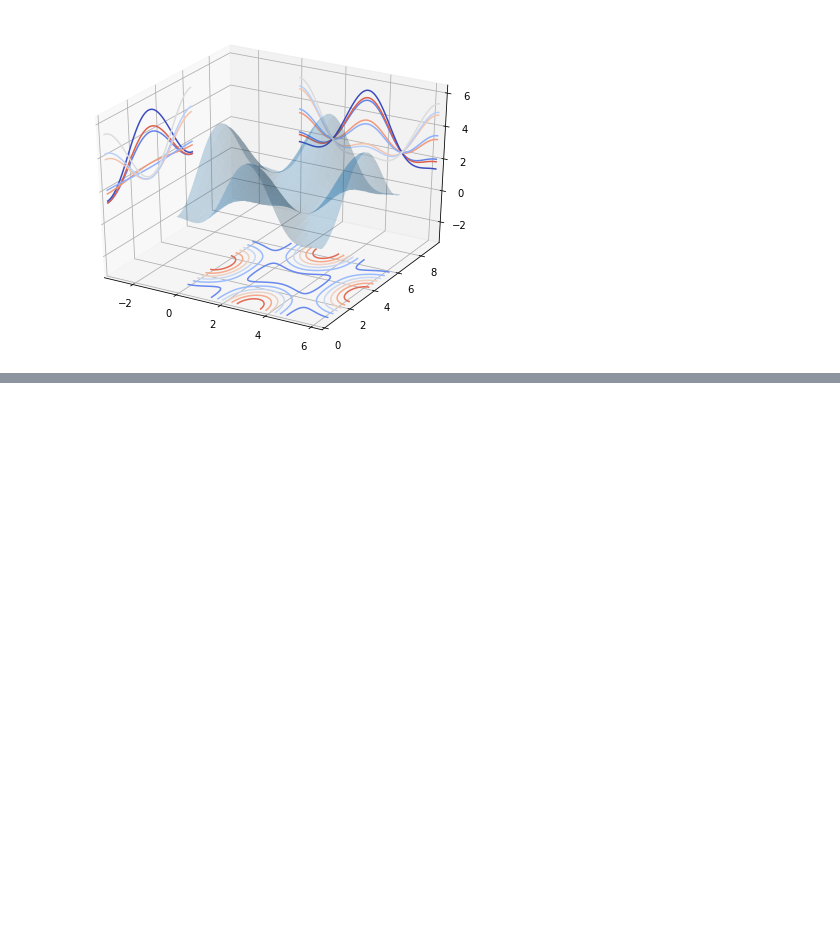
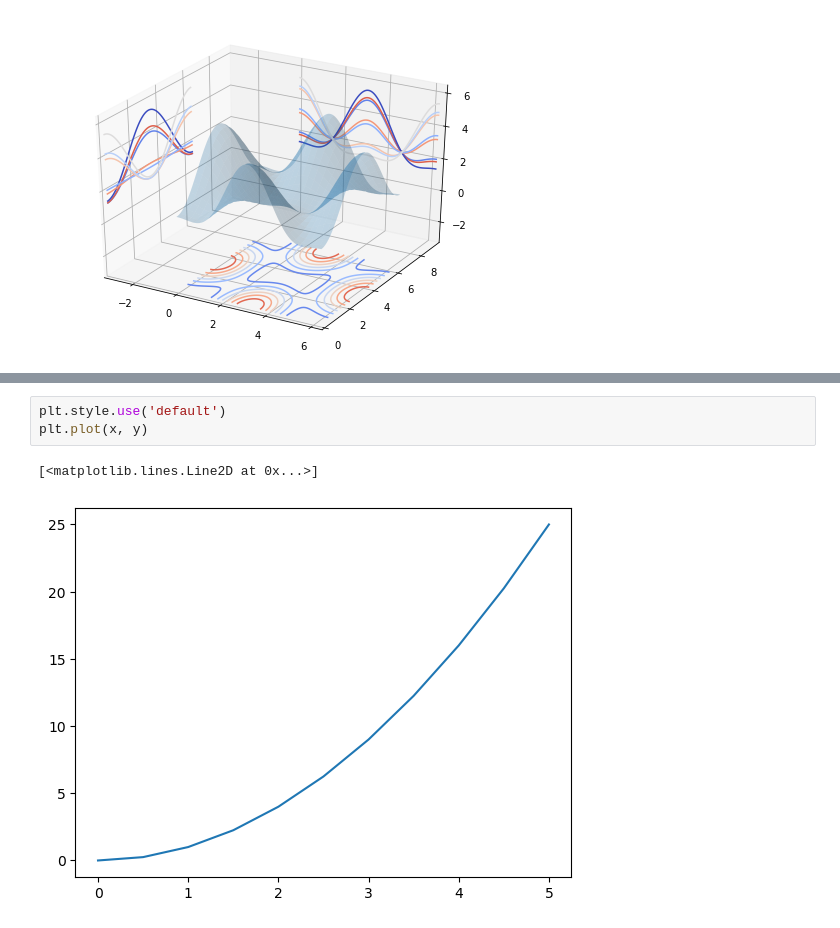
Before and after one commit to paugui/paugui.github.io, a Jupyter notebook: projects/python/matplotlib/MatPlotLib_codes.ipynb, the cells around one changed output, grey strips where cells are left out. Cells and saved outputs as stored; diff of their text form; blank space fills up the shorter version.

```diff
--- a/projects/python/matplotlib/MatPlotLib_codes.ipynb
+++ b/projects/python/matplotlib/MatPlotLib_codes.ipynb
@@ -547,0 +559,6 @@ ax.set_zlim3d(-np.pi, 2*np.pi);
+# %%
+plt.style.use('default')
+plt.plot(x, y)
+# %% [output]
+[<matplotlib.lines.Line2D at 0x...>]
+[figure, added]
```
Also changed, not shown: parts of 14 cells of this notebook, 5 other files.
